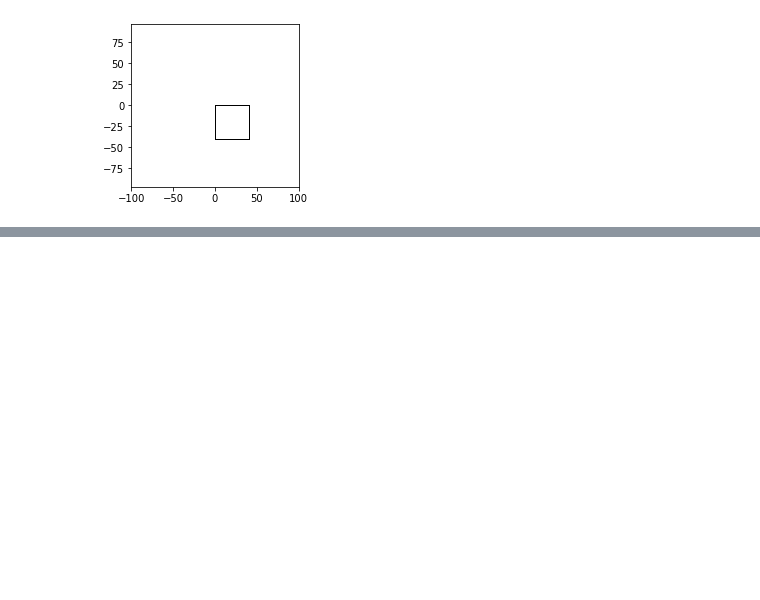
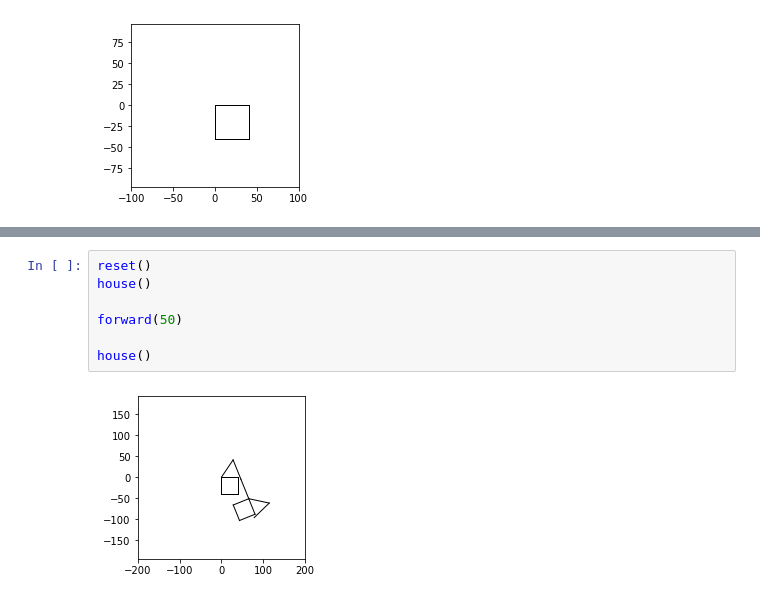
Before and after one commit to bblais/AI-and-Robotics-Fall-2022-Class-Notebooks, a Jupyter notebook: Sprint #1 - Programming and Games/2022-09-12 - Turtle Madness.ipynb, the cells around one changed output, grey strips where cells are left out. Drawn from its saved outputs; the diff is of its cells as text; blank space fills up the shorter version.

```diff
--- a/Sprint #1 - Programming and Games/2022-09-12 - Turtle Madness.ipynb
+++ b/Sprint #1 - Programming and Games/2022-09-12 - Turtle Madness.ipynb
@@ -77,0 +103,9 @@ square(40)
+# %%
+reset()
+house()
+
+forward(50)
+
+house()
+# %% [output]
+[figure, added]
```
Also changed, not shown: parts of 6 cells of this notebook, 1 other file.
